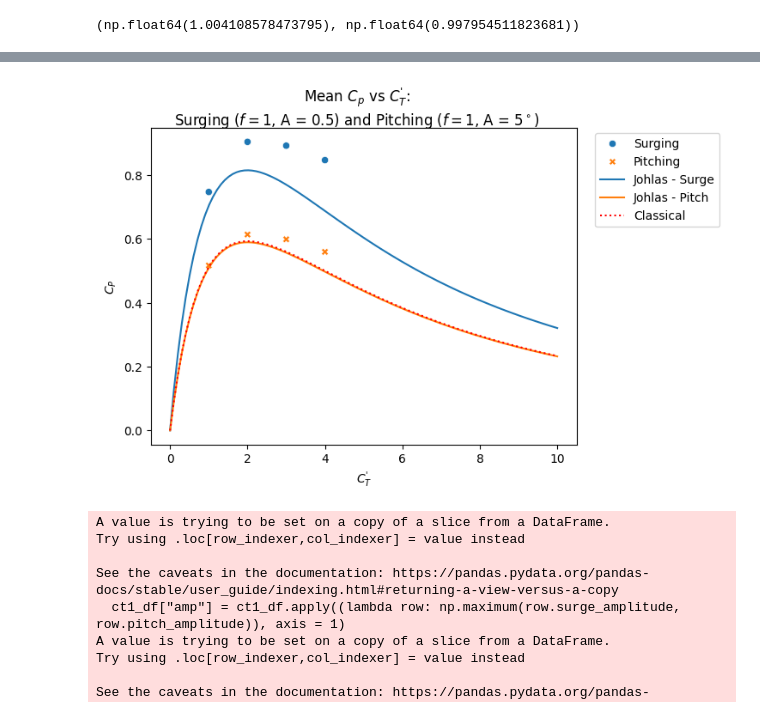
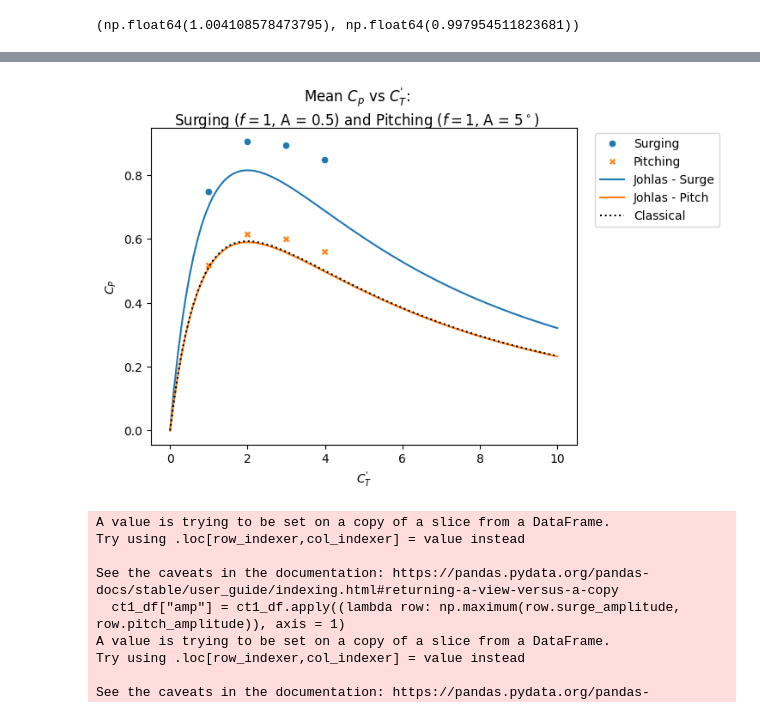
Before and after one commit to skygering/SimsPadeOps, a Jupyter notebook: analysis/movement_exploration.ipynb, the cells around one changed output, grey strips where cells are left out. Drawn from its saved outputs; the diff is of its cells as text; code cells hidden in the pictures.

```diff
--- a/analysis/movement_exploration.ipynb
+++ b/analysis/movement_exploration.ipynb
@@ -106,27 +154,27 @@ leg = leg.set_bbox_to_anchor(bb, transform = ax.transAxes)
 # %%
 fig, ax = plt.subplots(1, 1)
 fig.suptitle("Mean $C_p$ vs $C_T^'$:\nSurging ($f = 1$, A = $0.5$) and Pitching ($f = 1$, A = $5^\circ$)")
 ax.set_xlabel('$C_T^\'$')
 ax.set_ylabel('$C_P$')
 palette =['tab:blue', 'tab:orange']
 sns.scatterplot(data = max_motion_df, x = "CT_prime", y = "mean_Cp", hue = "Movement", style = "Movement", palette = palette)
 
 ctp_list = np.linspace(0, 10, num = 100)
 classical_cp = [a_to_Cp(analytical_a(ctp)) for ctp in ctp_list]
-johlas_surge = [johlas(cp, 0.5, 0.0) for cp in classical_cp]
-johlas_pitch = [johlas(cp, 0.0, 5.0) for cp in classical_cp]
-sns.lineplot(x = ctp_list, y = johlas_surge, color = palette[0], label = "Johlas - Surge")
-sns.lineplot(x = ctp_list, y = johlas_pitch, color = palette[1], label = "Johlas - Pitch")
+johlas_surge_classical = [johlas(cp, 0.5, 0.0) for cp in classical_cp]
+johlas_pitch_classical = [johlas(cp, 0.0, 5.0) for cp in classical_cp]
+sns.lineplot(x = ctp_list, y = johlas_surge_classical, color = palette[0], label = "Johlas - Surge")
+sns.lineplot(x = ctp_list, y = johlas_pitch_classical, color = palette[1], label = "Johlas - Pitch")
 sns.lineplot(x = ctp_list, y = classical_cp, color = 'k', linestyle=':', label = "Classical")
 
 leg = ax.legend()
 bb = leg.get_bbox_to_anchor().transformed(ax.transAxes.inverted())
 xOffset = 0.35
 bb.x0 += xOffset
 bb.x1 += xOffset
 leg = leg.set_bbox_to_anchor(bb, transform = ax.transAxes)
 # %% [output]
-[figure, old version]
+[figure, new version]
 # %%
 ct1_df = df[(df["CT_prime"] == 1) & (df["surge_freq"] != 0)]
 ct1_df["amp"] = ct1_df.apply((lambda row: np.maximum(row.surge_amplitude, row.pitch_amplitude)), axis = 1)
```
Also changed, not shown: parts of 10 cells of this notebook, 1 other file.
